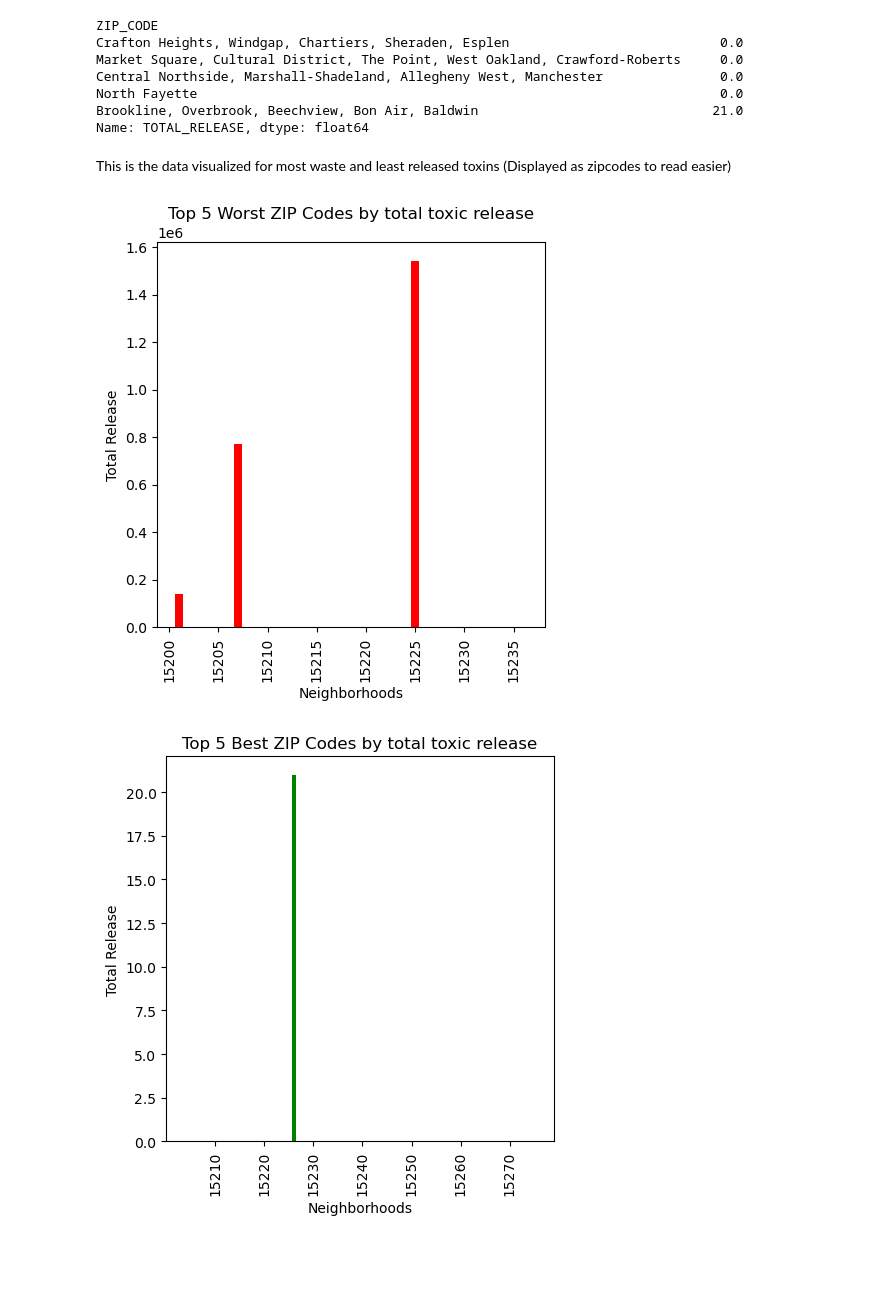
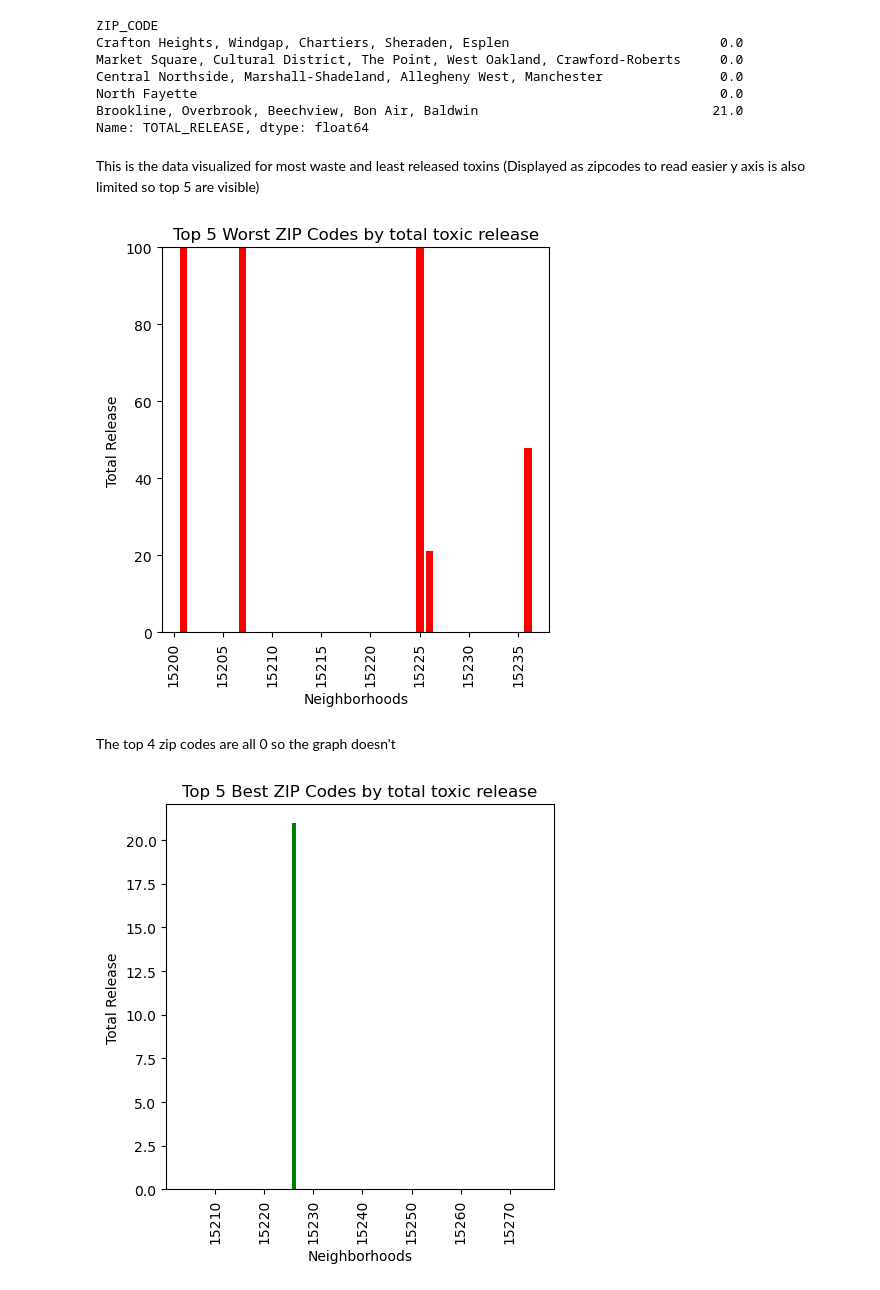
Before and after one commit to aaz50/Big-Ideas-Final, a Jupyter notebook: WaterToxins.ipynb, the cells around one changed output. Saved outputs shown, nothing was run; the diff lists cells and outputs as text; code cells hidden in the pictures; blank space fills up the shorter version.

```diff
--- a/WaterToxins.ipynb
+++ b/WaterToxins.ipynb
@@ -120,17 +150,20 @@ North Fayette
 Brookline, Overbrook, Beechview, Bon Air, Baldwin                              21.0
 Name: TOTAL_RELEASE, dtype: float64
 # %% [markdown]
-This is the data visualized for most waste and least released toxins (Displayed as zipcodes to read easier)
+This is the data visualized for most waste and least released toxins (Displayed as zipcodes to read easier y axis is also limited so top 5 are visible)
 # %%
 plt.figure(figsize=(5, 5))
 plt.bar(worst_zip_codes.index, worst_zip_codes.values, color = 'red')
 plt.xticks(rotation=90)
 plt.xlabel('Neighborhoods')
 plt.ylabel('Total Release')
 plt.title('Top 5 Worst ZIP Codes by total toxic release')
+plt.ylim(0,100)
 plt.show()
 # %% [output]
-[figure, old version]
+[figure, new version]
+# %% [markdown]
+The top 4 zip codes are all 0 so the graph doesn't
 # %%
 plt.figure(figsize=(5, 5))
 plt.bar(top_zip_codes.index, top_zip_codes.values, color = 'green')
```
Also changed, not shown: parts of 5 cells of this notebook, 5 other files.
